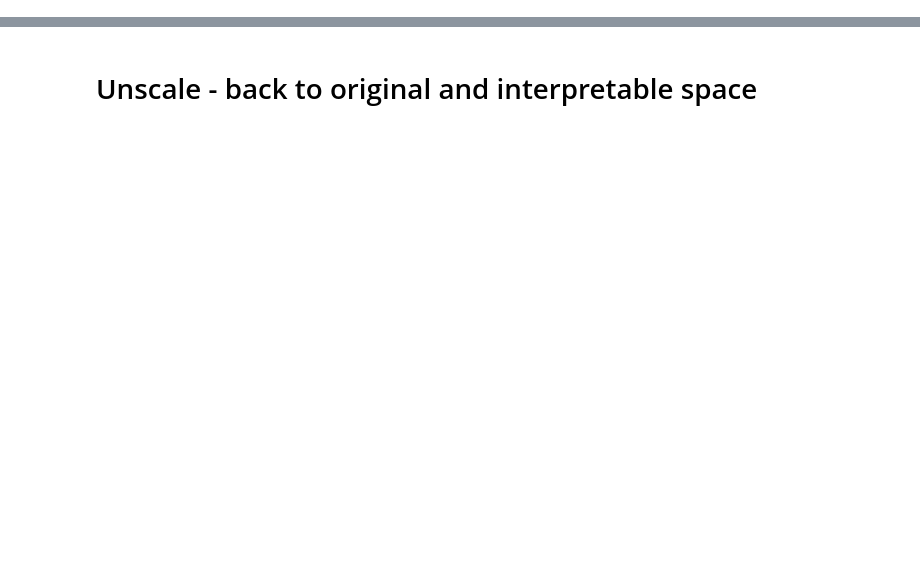
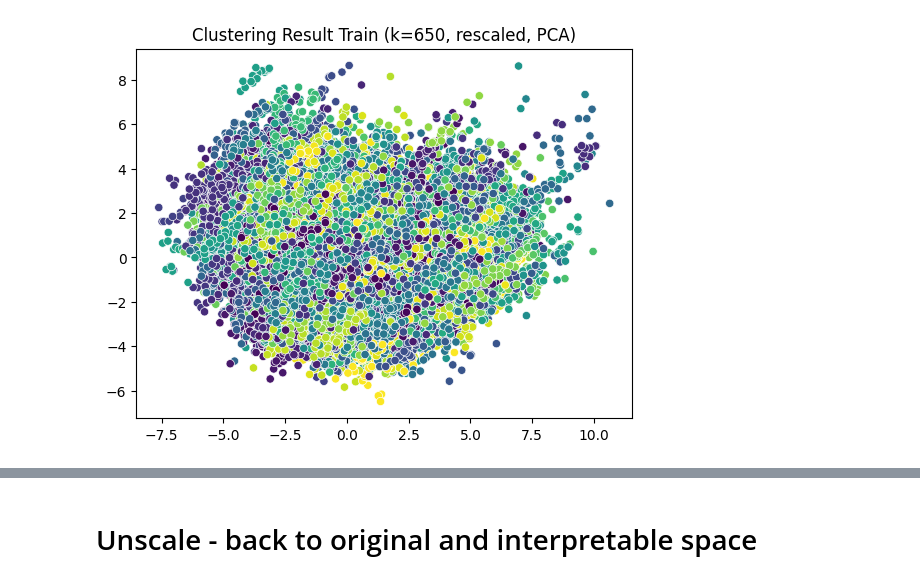
Before and after one commit to timothy0203/guideline-informed-vent-rl, a Jupyter notebook: scripts/Clustering and Training.ipynb, the cells around one changed output, grey strips where cells are left out. Saved outputs shown, nothing was run; the diff lists cells and outputs as text; code cells hidden in the pictures; blank space fills up the shorter version.

Commit message:
[update] before 2024/06/08 most for trace code

```diff
--- a/scripts/Clustering and Training.ipynb
+++ b/scripts/Clustering and Training.ipynb
@@ -159,6 +202,16 @@ if CREATE_TRAJS:
 if CREATE_TRAJS:
     pca = PCA(n_components=2)
     pca_result = pca.fit_transform(train_set[rs_state_varnames])
+# %%
+# TODO: timothy trace code
+if CREATE_TRAJS:
+    #pca = PCA(n_components=2)
+    #pca_result = pca.fit_transform(test_set[rs_state_varnames])
+    pca_result = pca.transform(train_set[rs_state_varnames])
+    sns.scatterplot(x=pca_result[:,0], y=pca_result[:,1], c=train_clusters)
+    plt.title('Clustering Result Train (k={}, rescaled, PCA)'.format(n_states))
+# %% [output]
+[figure, added]
 # %%
 if CREATE_TRAJS:
     #pca = PCA(n_components=2)
```
Also changed, not shown: parts of 92 cells of this notebook, 23 other files.
